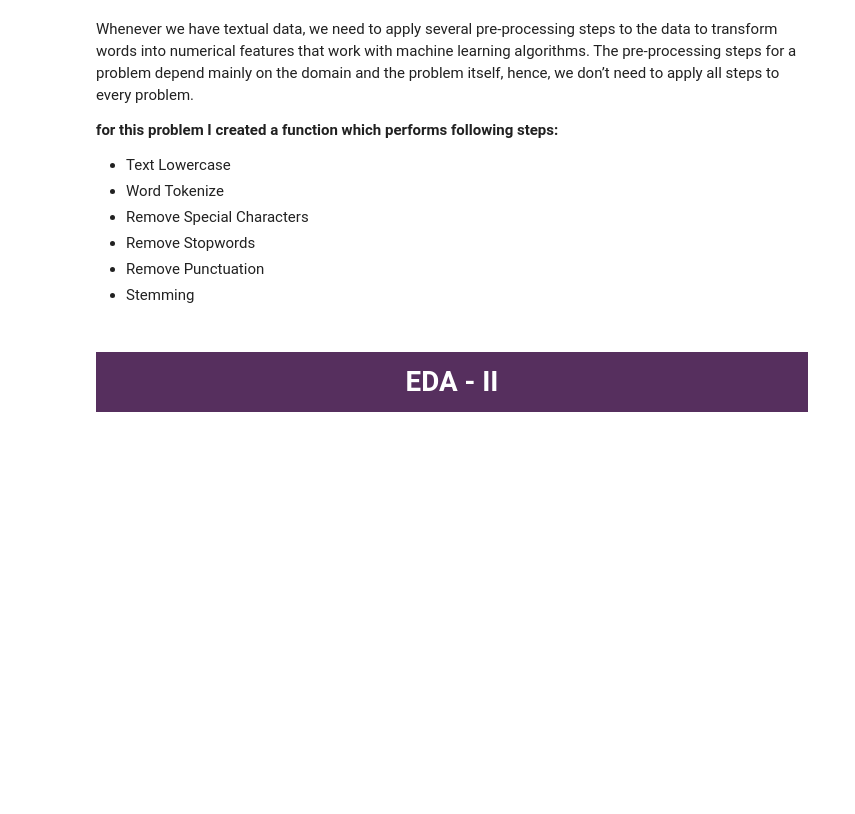
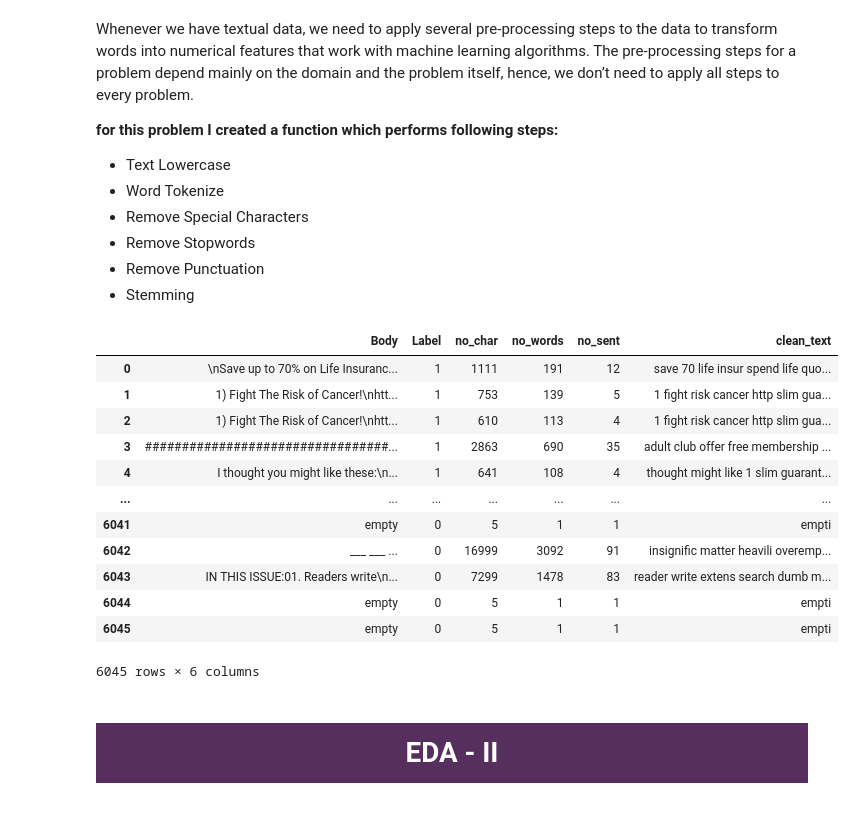
Before and after one commit to L-kiad/DO, a Jupyter notebook: email_classification_spam_or_ham.ipynb, the cells around one changed output. Drawn from its saved outputs; the diff is of its cells as text; code cells hidden in the pictures; blank space fills up the shorter version.

```diff
--- a/email_classification_spam_or_ham.ipynb
+++ b/email_classification_spam_or_ham.ipynb
@@ -235,6 +244,22 @@ def text_preprocessing(text):
 # %%
 # applying function to text
 df['clean_text'] = df['Body'].apply(text_preprocessing)
+# %%
+df
+# %% [output]
+|  | Body | Label | no_char | no_words | no_sent | clean_text |
+| 0 | \nSave up to 70% on Life Insuranc... | 1 | 1111 | 191 | 12 | save 70 life insur spend life quo... |
+| 1 | 1) Fight The Risk of Cancer!\nhtt... | 1 | 753 | 139 | 5 | 1 fight risk cancer http slim gua... |
+| 2 | 1) Fight The Risk of Cancer!\nhtt... | 1 | 610 | 113 | 4 | 1 fight risk cancer http slim gua... |
+| 3 | #################################... | 1 | 2863 | 690 | 35 | adult club offer free membership ... |
+| 4 | I thought you might like these:\n... | 1 | 641 | 108 | 4 | thought might like 1 slim guarant... |
+| ... | ... | ... | ... | ... | ... | ... |
+| 6041 | empty | 0 | 5 | 1 | 1 | empti |
+| 6042 | ___ ___ ... | 0 | 16999 | 3092 | 91 | insignific matter heavili overemp... |
+| 6043 | IN THIS ISSUE:01. Readers write\n... | 0 | 7299 | 1478 | 83 | reader write extens search dumb m... |
+| 6044 | empty | 0 | 5 | 1 | 1 | empti |
+| 6045 | empty | 0 | 5 | 1 | 1 | empti |
+6045 rows × 6 columns
 # %% [markdown]
 # <p style="background-color:#562F5E;font-family:verdana;color:white;font-size:100%;text-align:center;letter-spacing:0.5px;padding: 10px"> EDA - II </p>
 # %% [markdown]
```
Also changed, not shown: parts of 23 cells of this notebook.
